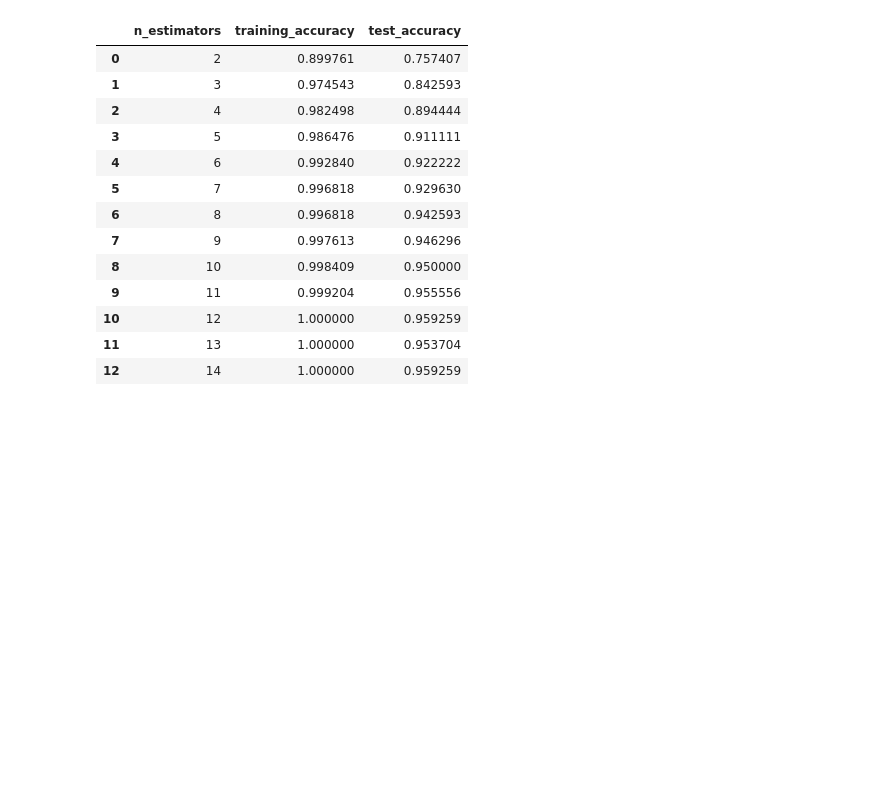
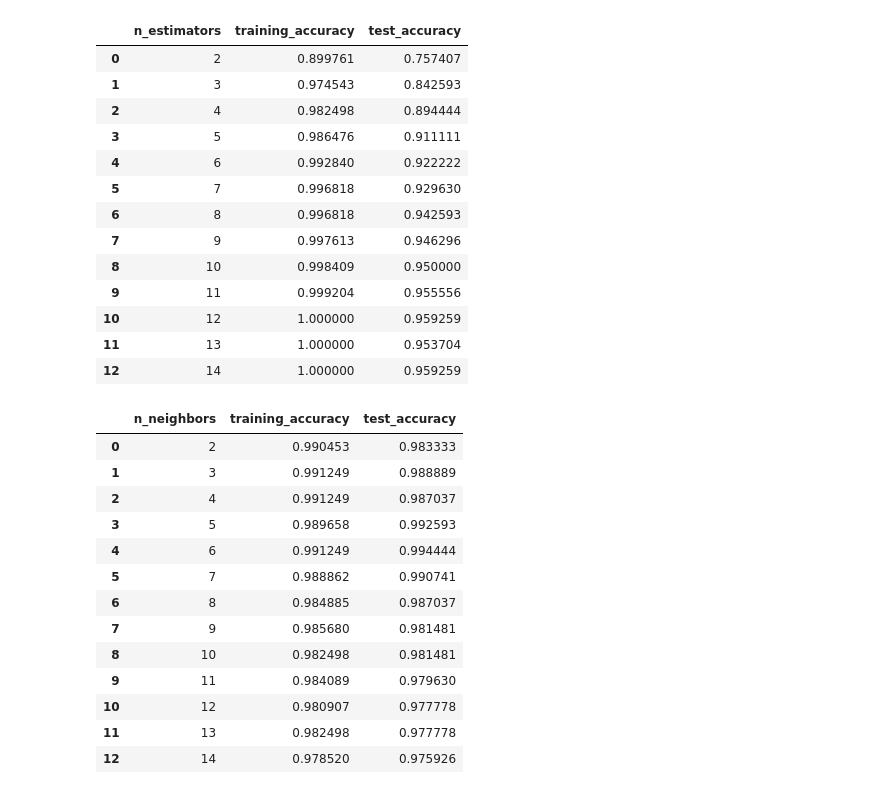
Before and after one commit to Bunnykey/PFDS, a Jupyter notebook: cmp_spv_learn.ipynb, the cells around one changed output. Saved outputs shown, nothing was run; the diff lists cells and outputs as text; code cells hidden in the pictures; blank space fills up the shorter version.

```diff
--- a/cmp_spv_learn.ipynb
+++ b/cmp_spv_learn.ipynb
@@ -213,3 +196,36 @@ estimator_check
 | 10 | 12 | 1.000000 | 0.959259 |
 | 11 | 13 | 1.000000 | 0.953704 |
 | 12 | 14 | 1.000000 | 0.959259 |
+# %%
+#knn classifier
+training_accuracy = []
+test_accuracy = []
+n_neighbors = range(2,15)
+
+for n in n_neighbors:
+  knnModel = KNeighborsClassifier(n_neighbors=n)
+  knnModel.fit(X_train, y_train)
+  y_train_hat = knnModel.predict(X_train)
+  training_accuracy.append(accuracy_score(y_train, y_train_hat))
+  y_test_hat = knnModel.predict(X_test)
+  test_accuracy.append(accuracy_score(y_test, y_test_hat))
+
+neighbor_check = pd.DataFrame(list(zip(n_neighbors, training_accuracy, test_accuracy)),
+                                        columns = ['n_neighbors', 'training_accuracy', 'test_accuracy'])
+
+neighbor_check
+# %% [output]
+|  | n_neighbors | training_accuracy | test_accuracy |
+| 0 | 2 | 0.990453 | 0.983333 |
+| 1 | 3 | 0.991249 | 0.988889 |
+| 2 | 4 | 0.991249 | 0.987037 |
+| 3 | 5 | 0.989658 | 0.992593 |
+| 4 | 6 | 0.991249 | 0.994444 |
+| 5 | 7 | 0.988862 | 0.990741 |
+| 6 | 8 | 0.984885 | 0.987037 |
+| 7 | 9 | 0.985680 | 0.981481 |
+| 8 | 10 | 0.982498 | 0.981481 |
+| 9 | 11 | 0.984089 | 0.979630 |
+| 10 | 12 | 0.980907 | 0.977778 |
+| 11 | 13 | 0.982498 | 0.977778 |
+| 12 | 14 | 0.978520 | 0.975926 |
```
Also changed, not shown: parts of 2 cells of this notebook.
